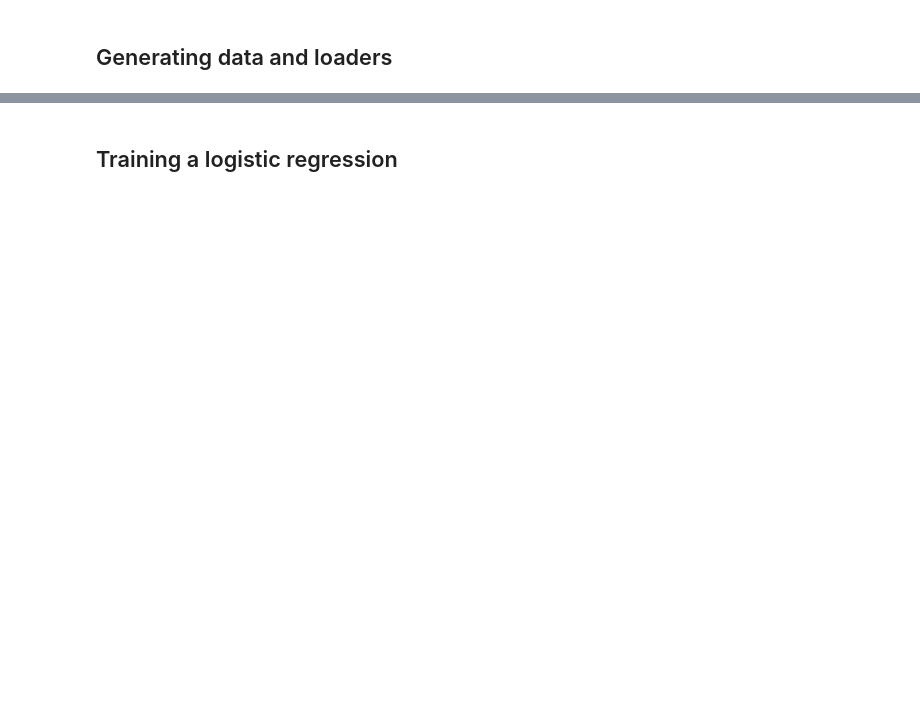
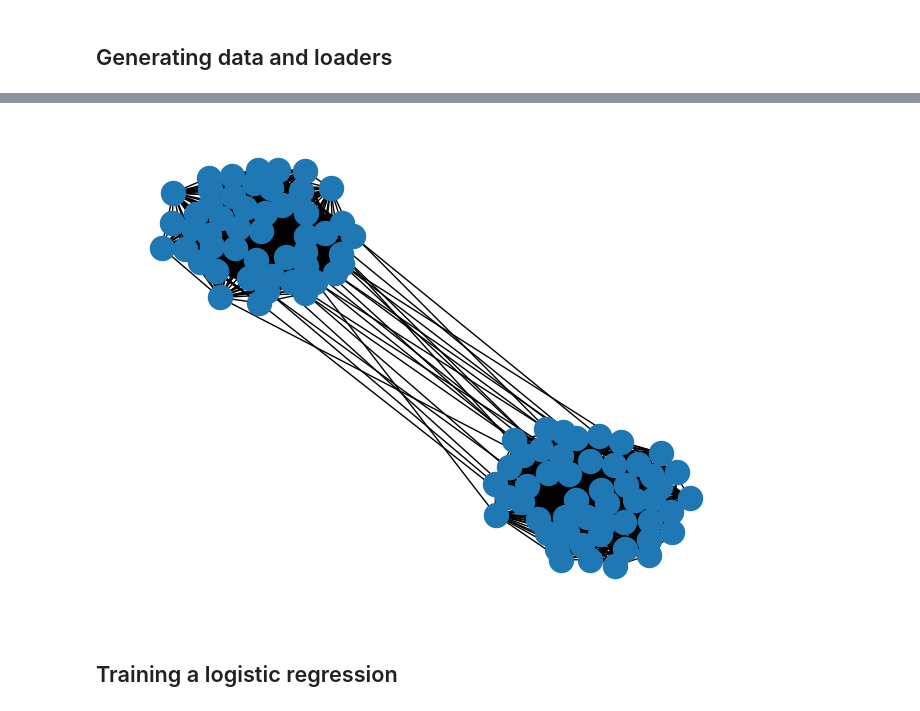
Before and after one commit to mdepres/graph_neural_net, a Jupyter notebook: finetune_FGNN_for_coloring.ipynb, the cells around one changed output, grey strips where cells are left out. Cells and saved outputs as stored; diff of their text form; code cells hidden in the pictures; blank space fills up the shorter version.

```diff
--- a/finetune_FGNN_for_coloring.ipynb
+++ b/finetune_FGNN_for_coloring.ipynb
@@ -212,9 +239,10 @@ Compile with `TORCH_USE_CUDA_DSA` to enable device-side assertions.
 # %% [markdown]
 ## Generating data and loaders
 # %%
-config_model["data"]["test"]['connection_density'] = 0.5
-config_model["data"]["test"]["num_examples_train"] = 10000
+config_model["data"]["test"]['connection_density'] = 0.01
+config_model["data"]["test"]['edge_density'] = 0.7
+config_model["data"]["test"]["num_examples_train"] = 1000
 config_model["data"]["test"]["num_examples_val"] = 100
-config_model["data"]["test"]["n_vertices"] = 50
+config_model["data"]["test"]["n_vertices"] = 100
 # %%
 args = config_model["data"]["test"]
@@ -223,3 +256,10 @@ valid_loader = compute_dataset(args, cwd+'/experiments-gnn/dc/data', train=False
+# %%
+gene = MBS_Generator('train', args, cwd+'/experiments-gnn/mbs/data')
+graph = gene.compute_example()[0][0].cpu().detach().numpy()
+# %%
+networkx.draw(networkx.from_numpy_array(graph))
+# %% [output]
+[figure, added]
 # %% [markdown]
 ## Training a logistic regression
 # %%
```
Also changed, not shown: parts of 11 cells of this notebook, 1 other file.
